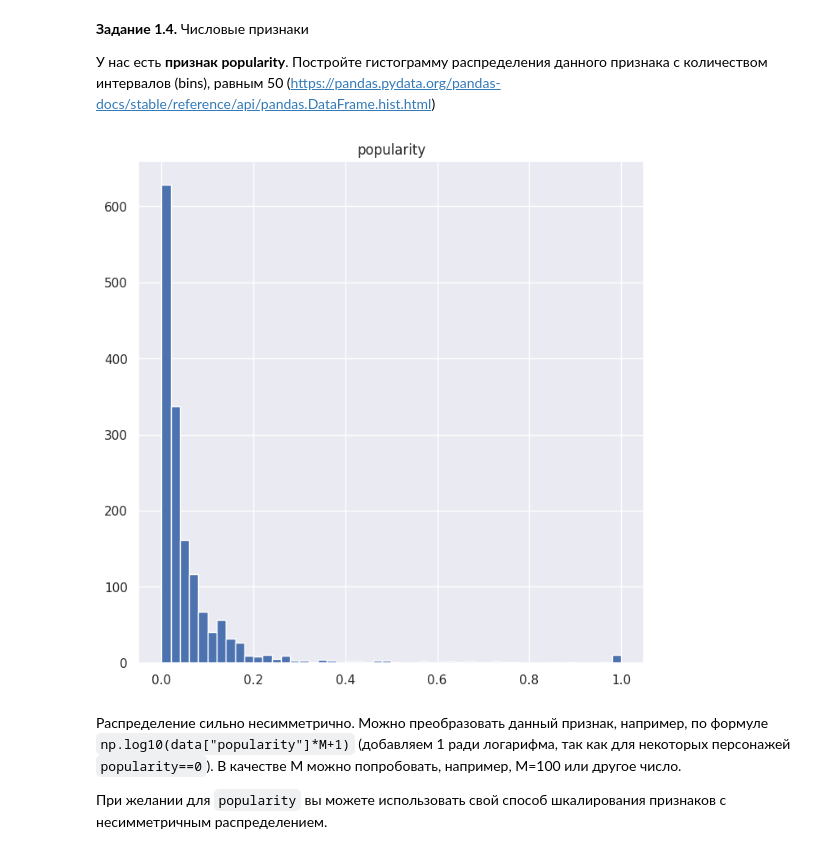
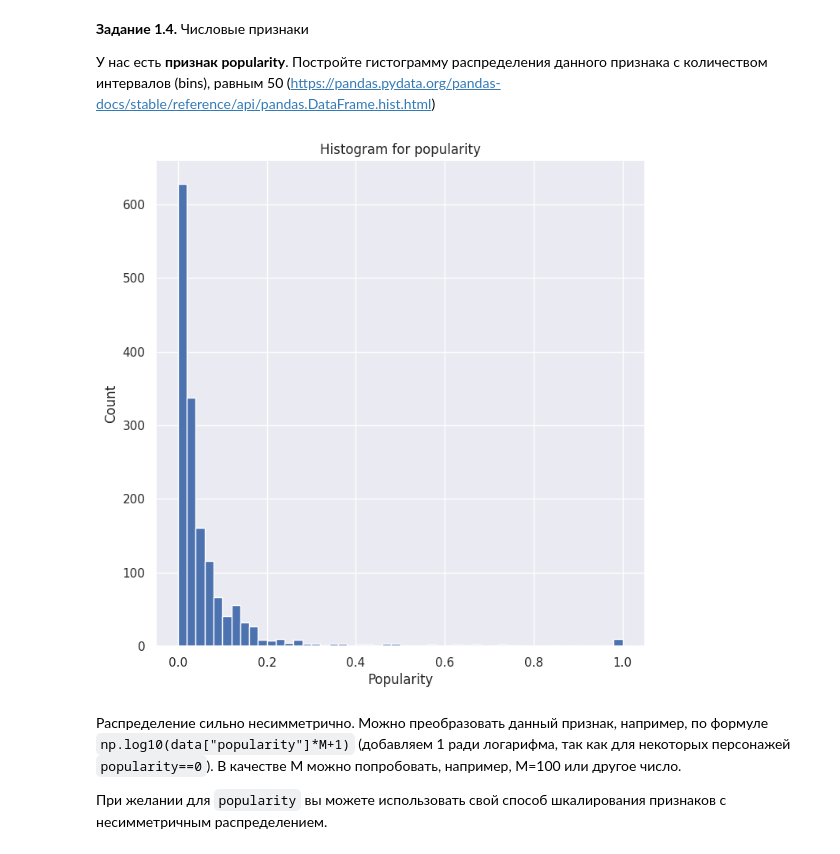
Before and after one commit to MasterOfRealityyy/DLS, a Jupyter notebook: hw_1_game_of_thrones.ipynb, the cells around one changed output. Saved outputs shown, nothing was run; the diff lists cells and outputs as text; code cells hidden in the pictures.

```diff
--- a/hw_1_game_of_thrones.ipynb
+++ b/hw_1_game_of_thrones.ipynb
@@ -209,8 +209,11 @@ dtype: int64
 У нас есть **признак popularity**. Постройте гистограмму распределения данного признака с количеством интервалов (bins), равным 50 (https://pandas.pydata.org/pandas-docs/stable/reference/api/pandas.DataFrame.hist.html)
 # %%
 data.hist(column="popularity", bins=50, figsize=(8, 8));
+plt.title('Histogram for popularity')
+plt.xlabel('Popularity')
+plt.ylabel('Count');
 # %% [output]
-[figure, old version]
+[figure, new version]
 # %% [markdown]
 Распределение сильно несимметрично. Можно преобразовать данный признак, например, по формуле `np.log10(data["popularity"]*M+1)` (добавляем 1 ради логарифма, так как для некоторых персонажей `popularity==0`). В качестве M можно попробовать, например, M=100 или другое число.
 
```
Also changed, not shown: parts of 24 cells of this notebook.
